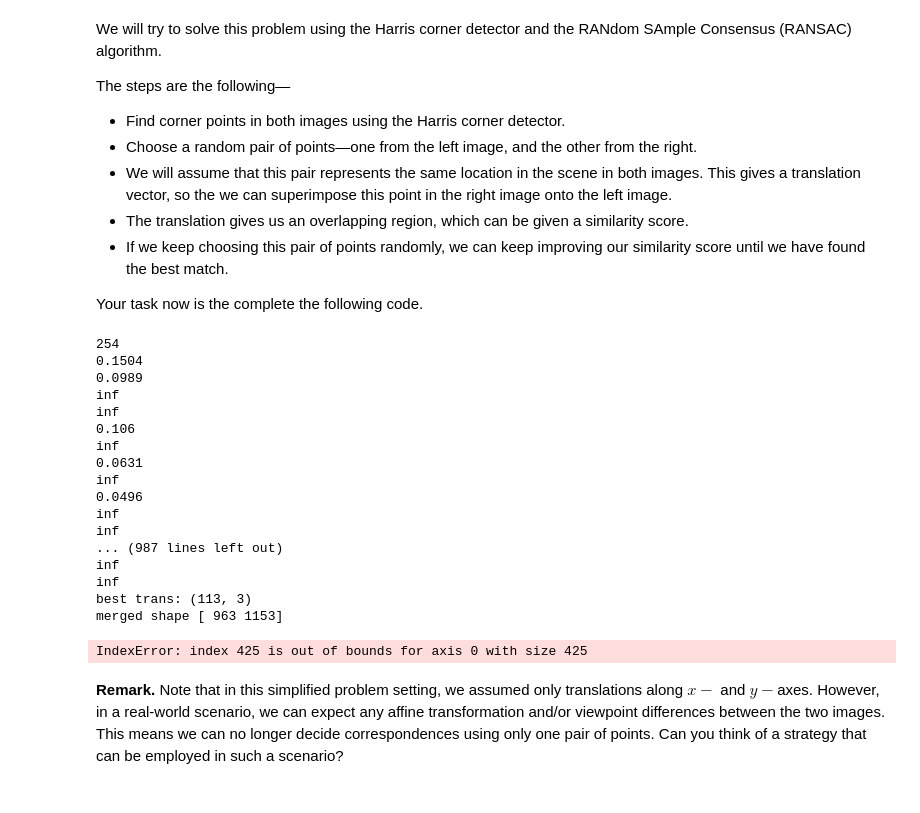
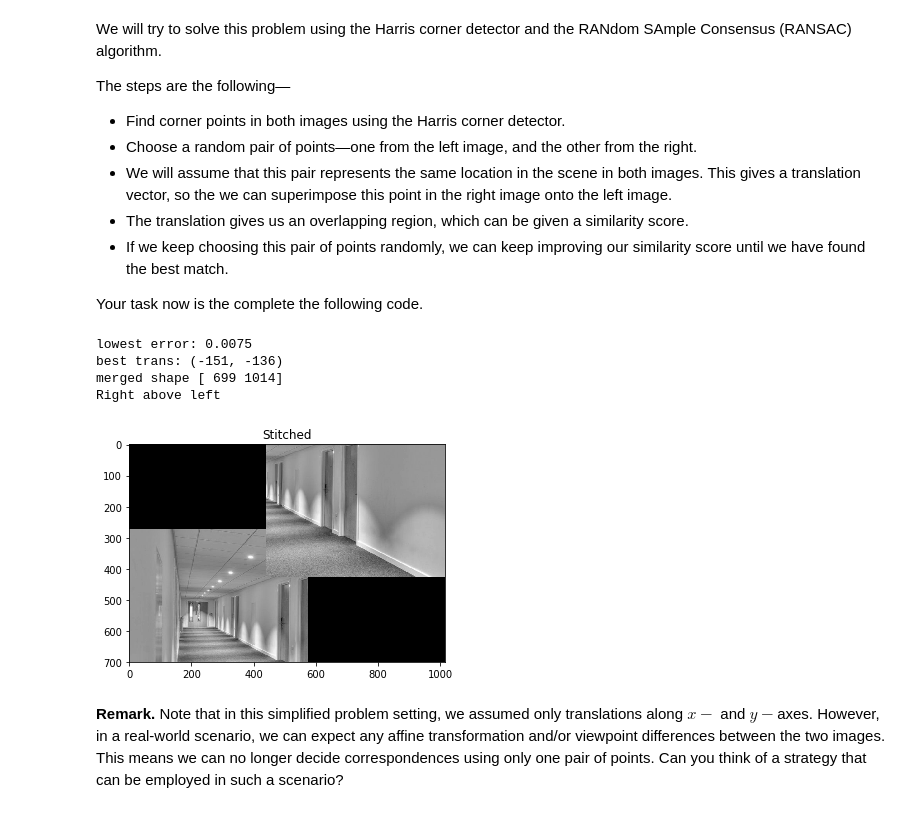
Before and after one commit to paulasquin/computer-vision-cs, a Jupyter notebook: Assignment1/VIC2018_Assignment1.ipynb, the cells around one changed output. Drawn from its saved outputs; the diff is of its cells as text; code cells hidden in the pictures.

Commit message:
fix merge, still issues with error estimator

```diff
--- a/Assignment1/VIC2018_Assignment1.ipynb
+++ b/Assignment1/VIC2018_Assignment1.ipynb
@@ -356,6 +356,7 @@ def compute_error(corners_left, c_left, corners_right, c_right, window = 20):
             # if no point in window
             return np.inf
 
+        # Calculating error using mean of squared error
         error = np.square(window_left - window_right).mean()
     except (IndexError, ValueError):
         # Error, out of bounds, we assume the error is infinite
@@ -377,21 +378,32 @@ def merge_images(left, right, best_trans):
     x_trans, y_trans = best_trans
 
     if y_trans > 0:
-        # If image left is above image right
-        for y in range(left.shape[0]):
-            for x in range(left.shape[1]):
+        print("Left above right")
+        # Image left is above right, thus left have low x (and low y)
+        for x in range(left.shape[0]):
+            for y in range(left.shape[1]):
                 merged[x, y] = left[x, y]
 
-        # Image right is under left
-        for y in range(right.shape[0]):
-            for x in range(right.shape[1]):
-                merged[x + x_trans, y + y_trans] = right[x, y]
+        # Image right is under left, thus right have high x  and high y
+        for x in range(right.shape[0]):
+            for y in range(right.shape[1]):
+                merged[x + merged_shape[0] - right.shape[0], y + merged_shape[1] - right.shape[1]] = right[x, y]
+    else:
+        print("Right above left")
+        # Image right is above left, thus left have high x (and low y)
+        for x in range(left.shape[0]):
+            for y in range(left.shape[1]):
+                merged[x + merged_shape[0] - left.shape[0], y] = left[x, y]
+
+        # right have high y and low x
+        for x in range(right.shape[0]):
+            for y in range(right.shape[1]):
+                merged[x, y + merged_shape[1] - right.shape[1]] = right[x, y]
 
     return merged
 
 def stitch_images(left, right, max_tries=1000):
     # Find corner points
-    print(np.max(left))
     corners_left  = harris_corner_detector(left)
     corners_right = harris_corner_detector(right)
 
@@ -407,55 +419,45 @@ def stitch_images(left, right, max_tries=1000):
 
         # Compute resulting error.
         this_error       = compute_error(corners_left, c_left, corners_right, c_right)
-        print(this_error)
         if this_error < best_error:
             best_error   = this_error
             best_trans   = x_trans, y_trans
-
+    print("lowest error:",best_error)
     print("best trans:", best_trans)
-
 
     stitched_image = merge_images(left, right, best_trans)
     return stitched_image
 
 CHECK_HARRIS = False
 
 if CHECK_HARRIS:
     # Checking harris
     plt.subplot(1, 2, 1)
     corners_left  = harris_corner_detector(left_img)
     plt.imshow(corners_left, cmap='gray')
     plt.axis('off')
     plt.title('Left')
 
     plt.subplot(1, 2, 2)
     corners_right  = harris_corner_detector(right_img)
     plt.imshow(corners_right, cmap='gray')
     plt.axis('off')
     plt.title('Right')
 
     plt.show()
 
 # Stitching
-stitch_images(left_img, right_img)
+stitch_img = stitch_images(left_img, right_img)
+
+plt.imshow(stitch_img, cmap='gray')
+# plt.axis('off')
+plt.title("Stitched")
+plt.show()
 # %% [output]
-254
-0.1504
-0.0989
-inf
-inf
-0.106
-inf
-0.0631
-inf
-0.0496
-inf
-inf
-... (987 lines left out)
-inf
-inf
-best trans: (113, 3)
-merged shape [ 963 1153]
+lowest error: 0.0075
+best trans: (-151, -136)
+merged shape [ 699 1014]
+Right above left
-IndexError: index 425 is out of bounds for axis 0 with size 425
+[figure, added]
 # %% [markdown]
 **Remark.** Note that in this simplified problem setting, we assumed only translations along $x-$ and $y-$axes. However, in a real-world scenario, we can expect any affine transformation and/or viewpoint differences between the two images. This means we can no longer decide correspondences using only one pair of points. Can you think of a strategy that can be employed in such a scenario?
```
